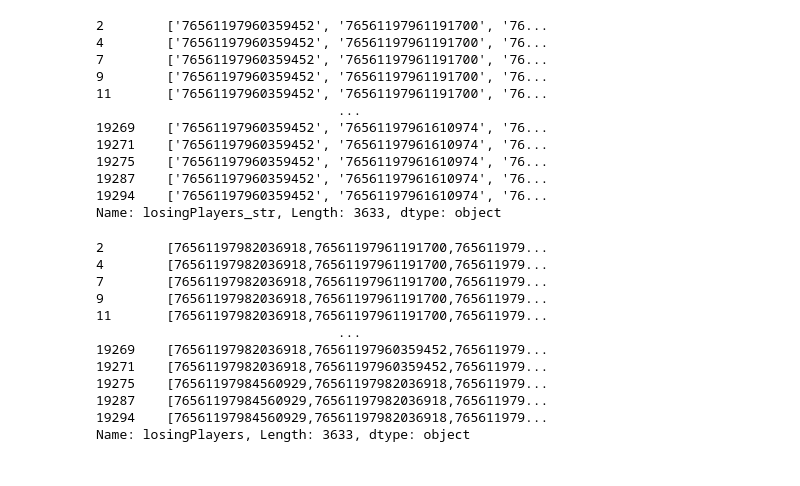
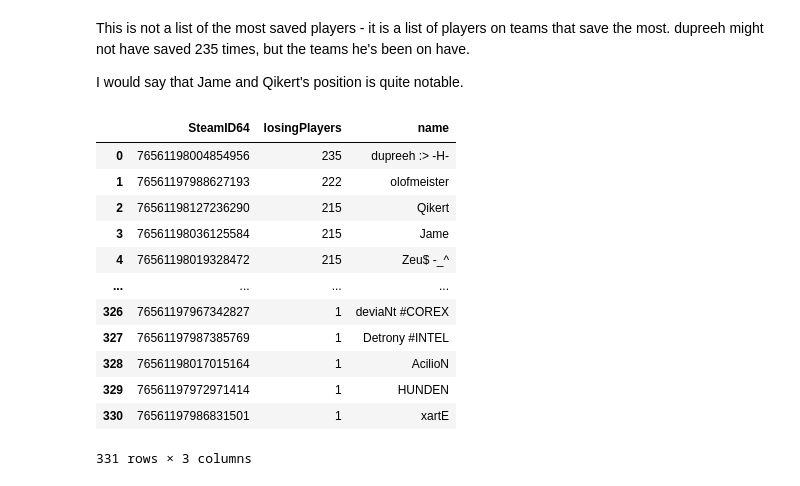
Before and after one commit to bevan-philip/have-cs-rounds-become-slower, a Jupyter notebook: analysis.ipynb, the cells around one changed output. Drawn from its saved outputs; the diff is of its cells as text; code cells hidden in the pictures.

Commit message:
Successful analysis of saved players

```diff
--- a/analysis.ipynb
+++ b/analysis.ipynb
@@ -4,11 +4,15 @@ import numpy as np
 import matplotlib.pyplot as plt
 import sqlite3
 
+# Ingesting data
 con = sqlite3.connect("csgo.db")
-
 csgo_df = pd.read_sql_query("SELECT * FROM round INNER JOIN game WHERE round.game_id = game.id", con, parse_dates=["time"])
 players_df = pd.read_sql_query("SELECT * from players", con)
 csgo_df['time'] = pd.to_datetime(csgo_df['time'], utc=True)
+
+# Some Pandas visual display options to read the data
+pd.set_option('display.max_columns', None)
+pd.set_option('display.max_colwidth', None)
 # %%
 csgo_df['survivingCount'] =  csgo_df.survivingPlayers.apply(lambda x: len(x[1:-1].split(',')) if x != 'null' else 0)
 csgo_df['longestKillWaitS'] = csgo_df['longestKillWait']/csgo_df['tickrate']
@@ -105,8 +58,10 @@ longestkill_plot.plot()
 # %%
 csgo_df["team_a_players_str"] = csgo_df.team_a_players.apply(lambda x: str(sorted(x[1:-1].split(','))))
 csgo_df["team_b_players_str"] = csgo_df.team_b_players.apply(lambda x: str(sorted(x[1:-1].split(','))))
-csgo_df["losingPlayers"] = np.where(csgo_df["losingTeamName"].equals(csgo_df["team_a"]),  csgo_df["team_a_players"], csgo_df["team_b_players"])
-csgo_df["losingPlayers_str"] = np.where(csgo_df["losingTeamName"].equals(csgo_df["team_a"]),  csgo_df["team_a_players_str"], csgo_df["team_b_players_str"])
+csgo_df["team_a_players"] = csgo_df.team_a_players.apply(lambda x: sorted(map(int, x[1:-1].split(','))))
+csgo_df["team_b_players"] = csgo_df.team_b_players.apply(lambda x: sorted(map(int, x[1:-1].split(','))))
+csgo_df["losingPlayers"] = np.where(csgo_df["losingTeamName"] == csgo_df["team_a"],  csgo_df["team_a_players"], csgo_df["team_b_players"])
+csgo_df["losingPlayers_str"] = np.where(csgo_df["losingTeamName"] == csgo_df["team_a"],  csgo_df["team_a_players_str"], csgo_df["team_b_players_str"])
 # %%
 csgo_df.map.explode().value_counts()
 # %% [output]
@@ -156,30 +102,20 @@ Name: losingPlayers_str, Length: 174, dtype: int64
-# %%
-survivingRounds.losingPlayers_str.explode()
-# %% [output]
-2        ['76561197960359452', '76561197961191700', '76...
-4        ['76561197960359452', '76561197961191700', '76...
-7        ['76561197960359452', '76561197961191700', '76...
-9        ['76561197960359452', '76561197961191700', '76...
-11       ['76561197960359452', '76561197961191700', '76...
-                               ...
-19269    ['76561197960359452', '76561197961610974', '76...
-19271    ['76561197960359452', '76561197961610974', '76...
-19275    ['76561197960359452', '76561197961610974', '76...
-19287    ['76561197960359452', '76561197961610974', '76...
-19294    ['76561197960359452', '76561197961610974', '76...
-Name: losingPlayers_str, Length: 3633, dtype: object
-# %%
-survivingRounds.losingPlayers.explode()
-# %% [output]
-2        [76561197982036918,76561197961191700,765611979...
-4        [76561197982036918,76561197961191700,765611979...
-7        [76561197982036918,76561197961191700,765611979...
-9        [76561197982036918,76561197961191700,765611979...
-11       [76561197982036918,76561197961191700,765611979...
-                               ...
-19269    [76561197982036918,76561197960359452,765611979...
-19271    [76561197982036918,76561197960359452,765611979...
-19275    [76561197984560929,76561197982036918,765611979...
-19287    [76561197984560929,76561197982036918,765611979...
-19294    [76561197984560929,76561197982036918,765611979...
-Name: losingPlayers, Length: 3633, dtype: object
+# %% [markdown]
+This is not a list of the most saved players - it is a list of players on teams that save the most. dupreeh might not have saved 235 times, but the teams he's been on have.
+
+I would say that Jame and Qikert's position is quite notable.
+# %%
+survivingRounds.losingPlayers.explode().value_counts().to_frame().reset_index().rename(columns={"index":"SteamID64"}).merge(players_df)
+# %% [output]
+|  | SteamID64 | losingPlayers | name |
+| 0 | 76561198004854956 | 235 | dupreeh :> -H- |
+| 1 | 76561197988627193 | 222 | olofmeister |
+| 2 | 76561198127236290 | 215 | Qikert |
+| 3 | 76561198036125584 | 215 | Jame |
+| 4 | 76561198019328472 | 215 | Zeu$ -_^ |
+| ... | ... | ... | ... |
+| 326 | 76561197967342827 | 1 | deviaNt #COREX |
+| 327 | 76561197987385769 | 1 | Detrony #INTEL |
+| 328 | 76561198017015164 | 1 | AcilioN |
+| 329 | 76561197972971414 | 1 | HUNDEN |
+| 330 | 76561197986831501 | 1 | xartE |
+331 rows × 3 columns
```
Also changed, not shown: parts of 14 cells of this notebook.
